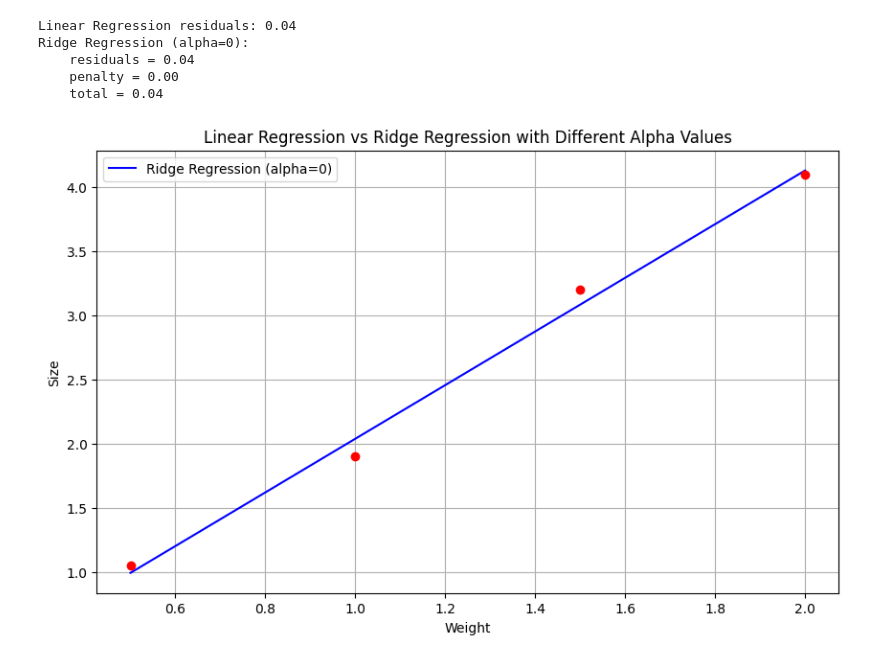
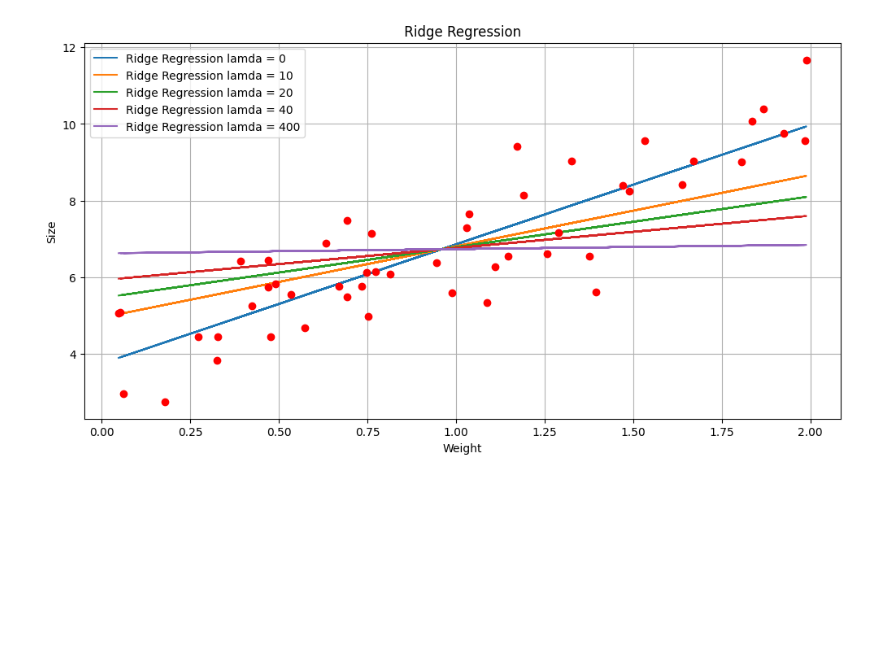
Before and after one commit to Kariusdi/Machine-Learning-Class, a Jupyter notebook: Regularization/usingLibs/model-cross-ridge.ipynb, the cells around one changed output. Drawn from its saved outputs; the diff is of its cells as text; code cells hidden in the pictures; blank space fills up the shorter version.

```diff
--- a/Regularization/usingLibs/model-cross-ridge.ipynb
+++ b/Regularization/usingLibs/model-cross-ridge.ipynb
@@ -9,0 +11,7 @@ size = np.array([1.05, 1.9, 3.2, 4.1])
+# %%
+# สร้างข้อมูลจำลอง
+np.random.seed(30)
+weight = 2 * np.random.rand(50, 1)
+size = 4 + 3 * weight + np.random.randn(50, 1)
+#weight = feature ที่ใช้ในการ predict ของ size
+#size = ข้อมูล dependent variable
@@ -10,60 +37,36 @@ size = np.array([1.05, 1.9, 3.2, 4.1])
 # %%
-# การถดถอยเชิงเส้น (Linear Regression)
-linear_reg = LinearRegression()
-linear_reg.fit(weight, size)
-linear_fit = linear_reg.predict(weight)
-linear_residuals = np.sum((size - linear_fit)**2)
-print(f'Linear Regression residuals: {linear_residuals:.2f}')
+# Ridge (Ridge Regression) and values of lamda
+lamda_value = [0, 10, 20, 40, 400]
+#lamdas = [0]
+#colors = ['blue', 'orange', 'purple', 'green', 'black']
+#colors = ['blue']
+#labels = [f'(lamda={lamda})' for lamda in lamdas]
+
+plt.figure(figsize=(12, 6))
+
+for lamda in lamda_value:
+    ridge_reg = Ridge(alpha=lamda)
+    ridge_reg.fit(weight, size)
+    ridge_fit = ridge_reg.predict(weight)
+
+    plt.plot(weight, ridge_fit,
+             label=f'Ridge Regression lamda = {lamda}')
 
 
-# Ridge (Ridge Regression) and values of lamda
-#alphas = [0, 10, 20, 40, 400]
-alphas = [0]
-#colors = ['blue', 'orange', 'purple', 'green', 'black']
-colors = ['blue']
-labels = [f'(alpha={alpha})' for alpha in alphas]
-
-plt.figure(figsize=(10, 6))
+#plt.plot(weight, linear_fit, color='red',
+#         label=f'Linear Regression\nresiduals = {linear_residuals:.2f}')
 
 # training set
 plt.scatter(weight, size, color='red', zorder=5)
-
-# สร้างเส้น Ridge Regression สำหรับแต่ละค่า alpha
-for alpha, color, label in zip(alphas, colors, labels):
-    ridge_reg = Ridge(alpha=alpha)
-    ridge_reg.fit(weight, size)
-    ridge_fit = ridge_reg.predict(weight)
-    ridge_residuals = np.sum((size - ridge_fit)**2)
-    ridge_penalty = alpha * np.sum(ridge_reg.coef_**2)
-
-    print(f'Ridge Regression {label}:')
-    print(f'    residuals = {ridge_residuals:.2f}')
-    print(f'    penalty = {ridge_penalty:.2f}')
-    print(f'    total = {ridge_residuals + ridge_penalty:.2f}')
-
-    plt.plot(weight, ridge_fit, color=color,
-             label=f'Ridge Regression {label}')
-
-
-# เส้นการถดถอยเชิงเส้น
-#plt.plot(weight, linear_fit, color='red',
-#         label=f'Linear Regression\nresiduals = {linear_residuals:.2f}')
-
-# แสดงผลลัพธ์
 plt.xlabel('Weight')
 plt.ylabel('Size')
 plt.legend()
-plt.title('Linear Regression vs Ridge Regression with Different Alpha Values')
+plt.title(' Ridge Regression ')
 plt.grid(True)
 
-# แสดงผลกราฟ
+
 plt.show()
 # %% [output]
-Linear Regression residuals: 0.04
-Ridge Regression (alpha=0):
-    residuals = 0.04
-    penalty = 0.00
-    total = 0.04
-[figure, old version]
+[figure, new version]
 # %%
 # สร้างค่า slope ที่ต้องการทดลอง
```
Also changed, not shown: parts of 7 cells of this notebook, 2 other files.
